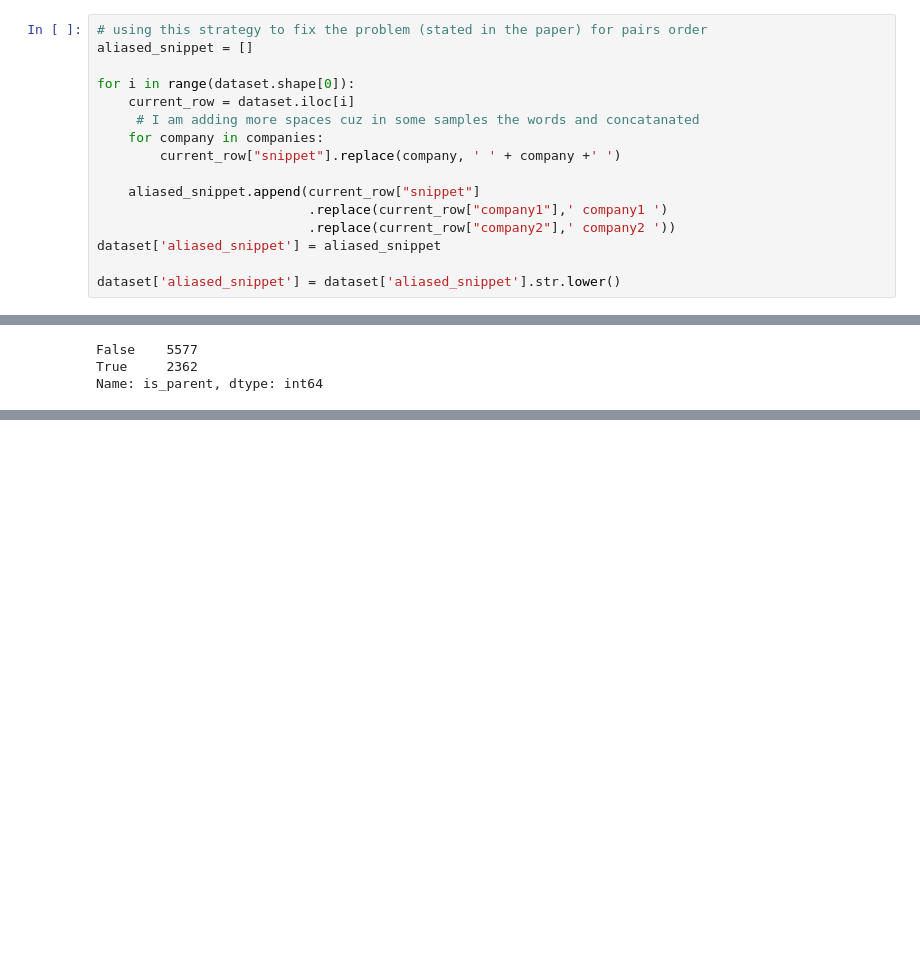
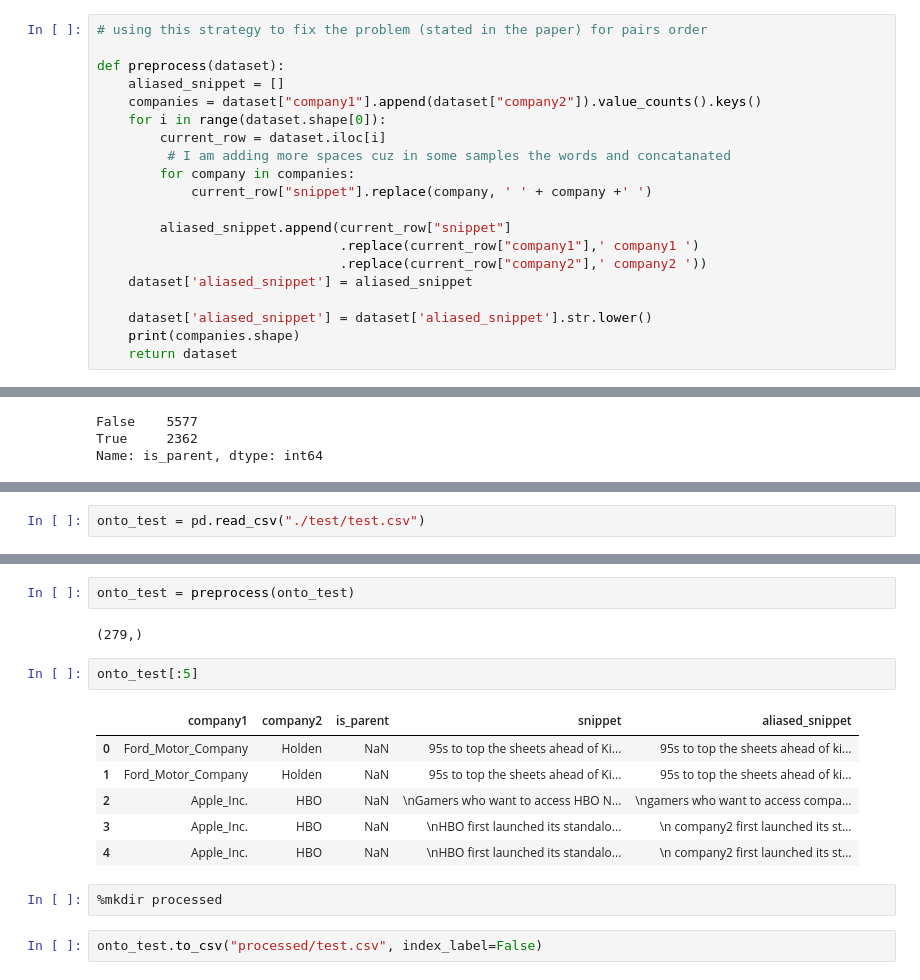
Before and after one commit to radpet/team_a, a Jupyter notebook: Radi/DataProcessing.ipynb, the cells around one changed output, grey strips where cells are left out. Saved outputs shown, nothing was run; the diff lists cells and outputs as text; blank space fills up the shorter version.

```diff
--- a/Radi/DataProcessing.ipynb
+++ b/Radi/DataProcessing.ipynb
@@ -31,16 +32,20 @@ companies.shape
 # %%
 # using this strategy to fix the problem (stated in the paper) for pairs order
-aliased_snippet = []
 
-for i in range(dataset.shape[0]):
-    current_row = dataset.iloc[i]
-     # I am adding more spaces cuz in some samples the words and concatanated
-    for company in companies:
-        current_row["snippet"].replace(company, ' ' + company +' ')
+def preprocess(dataset):
+    aliased_snippet = []
+    companies = dataset["company1"].append(dataset["company2"]).value_counts().keys()
+    for i in range(dataset.shape[0]):
+        current_row = dataset.iloc[i]
+         # I am adding more spaces cuz in some samples the words and concatanated
+        for company in companies:
+            current_row["snippet"].replace(company, ' ' + company +' ')
 
-    aliased_snippet.append(current_row["snippet"]
-                           .replace(current_row["company1"],' company1 ')
-                           .replace(current_row["company2"],' company2 '))
-dataset['aliased_snippet'] = aliased_snippet
+        aliased_snippet.append(current_row["snippet"]
+                               .replace(current_row["company1"],' company1 ')
+                               .replace(current_row["company2"],' company2 '))
+    dataset['aliased_snippet'] = aliased_snippet
 
-dataset['aliased_snippet'] = dataset['aliased_snippet'].str.lower()
+    dataset['aliased_snippet'] = dataset['aliased_snippet'].str.lower()
+    print(companies.shape)
+    return dataset
@@ -114,0 +121,2 @@ Name: is_parent, dtype: int64
+# %%
+onto_test = pd.read_csv("./test/test.csv")
@@ -114,0 +136,17 @@ Name: is_parent, dtype: int64
+# %%
+onto_test = preprocess(onto_test)
+# %% [output]
+(279,)
+# %%
+onto_test[:5]
+# %% [output]
+|  | company1 | company2 | is_parent | snippet | aliased_snippet |
+| 0 | Ford_Motor_Company | Holden | NaN | 95s to top the sheets ahead of Ki... | 95s to top the sheets ahead of ki... |
+| 1 | Ford_Motor_Company | Holden | NaN | 95s to top the sheets ahead of Ki... | 95s to top the sheets ahead of ki... |
+| 2 | Apple_Inc. | HBO | NaN | \nGamers who want to access HBO N... | \ngamers who want to access compa... |
+| 3 | Apple_Inc. | HBO | NaN | \nHBO first launched its standalo... | \n company2 first launched its st... |
+| 4 | Apple_Inc. | HBO | NaN | \nHBO first launched its standalo... | \n company2 first launched its st... |
+# %%
+%mkdir processed
+# %%
+onto_test.to_csv("processed/test.csv", index_label=False)
```
Also changed, not shown: parts of 9 cells of this notebook, 4 other files.
